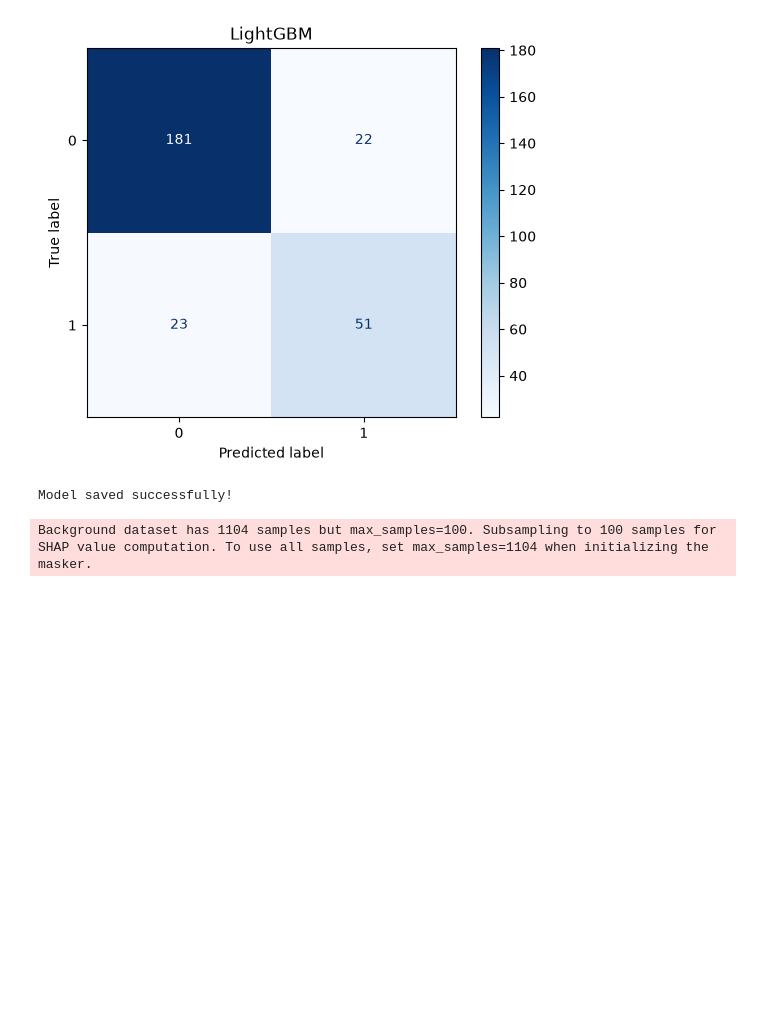
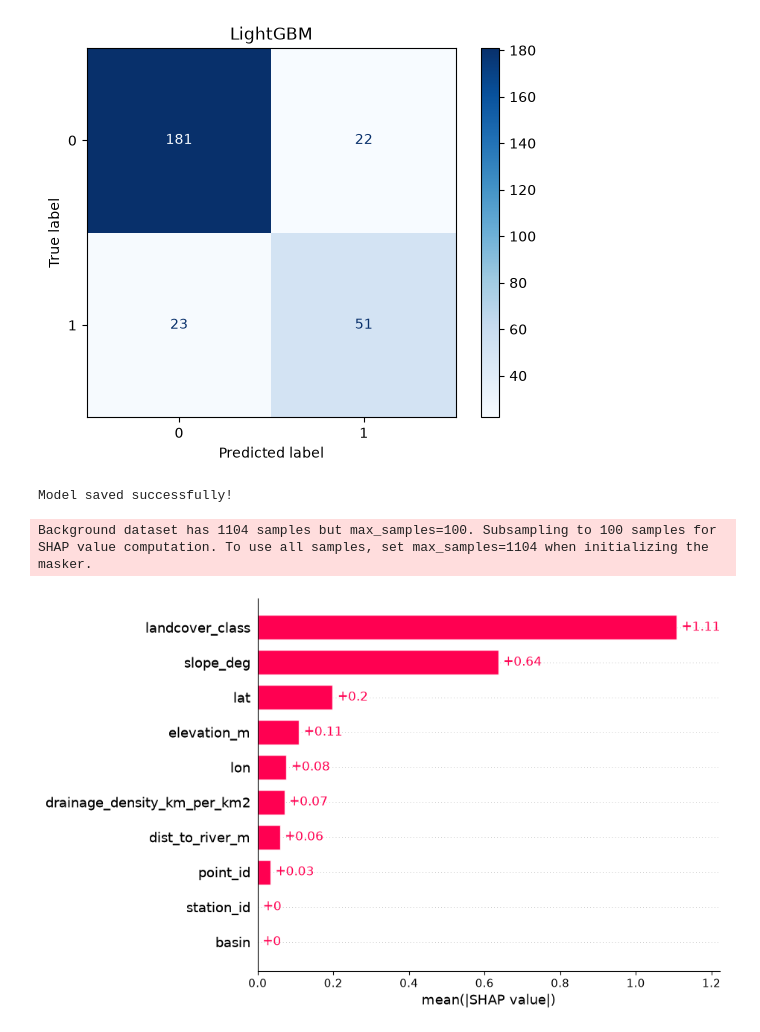
Before and after one commit to samifahim07/PROHORI--Intelligent-Disaster-Risk-Monitoring-Early-Warning-System-, a Jupyter notebook: susceptibility_training_table.ipynb, the cells around one changed output. Drawn from its saved outputs; the diff is of its cells as text; code cells hidden in the pictures; blank space fills up the shorter version.

```diff
--- a/susceptibility_training_table.ipynb
+++ b/susceptibility_training_table.ipynb
@@ -491,3 +491,7 @@ explainer = shap.Explainer(model, X_train)
 shap_values = explainer(X_test)
 # %% [output]
 Background dataset has 1104 samples but max_samples=100. Subsampling to 100 samples for SHAP value computation. To use all samples, set max_samples=1104 when initializing the masker.
+# %%
+shap.plots.bar(shap_values, max_display=10)
+# %% [output]
+[figure, added]
```
